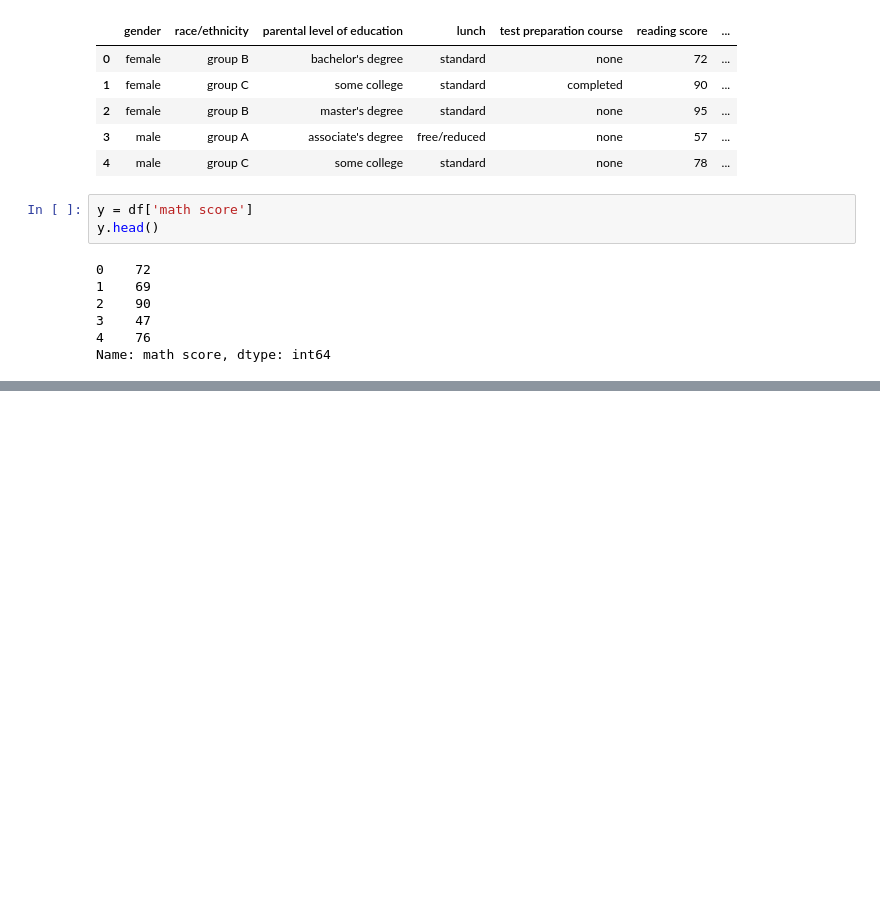
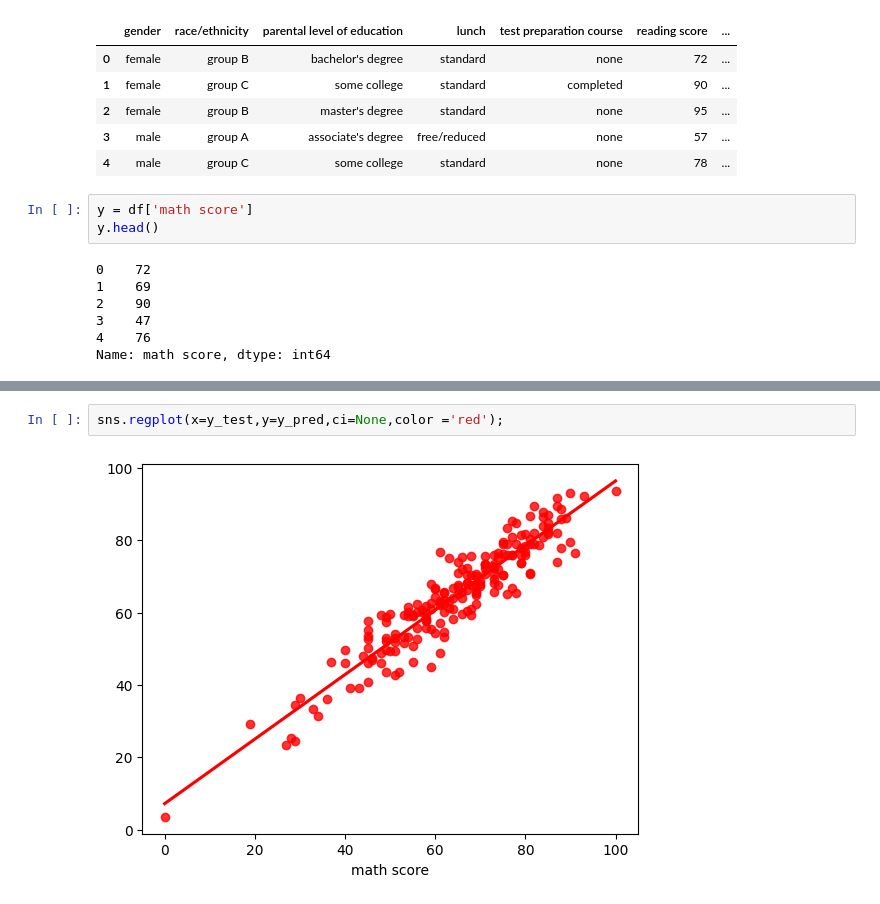
Before and after one commit to tinusha-priyamanka-99/ML_Project, a Jupyter notebook: notebook/Model_Training.ipynb, the cells around one changed output, grey strips where cells are left out. Saved outputs shown, nothing was run; the diff lists cells and outputs as text; blank space fills up the shorter version.

```diff
--- a/notebook/Model_Training.ipynb
+++ b/notebook/Model_Training.ipynb
@@ -47,0 +193,4 @@ X['']
+# %%
+sns.regplot(x=y_test,y=y_pred,ci=None,color ='red');
+# %% [output]
+[figure, added]
```
Also changed, not shown: parts of 14 cells of this notebook, 9 other files.
